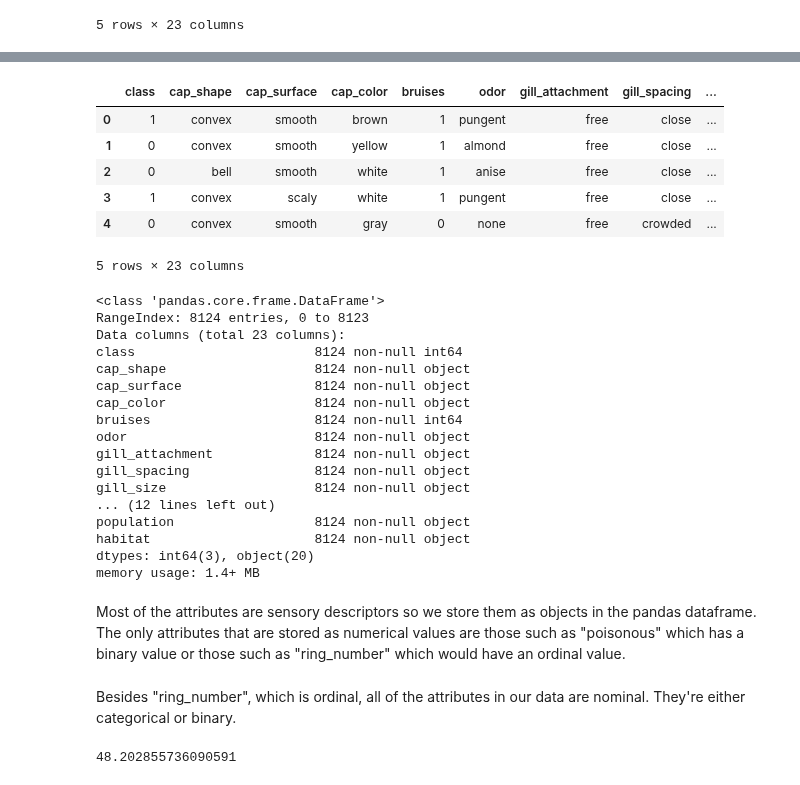
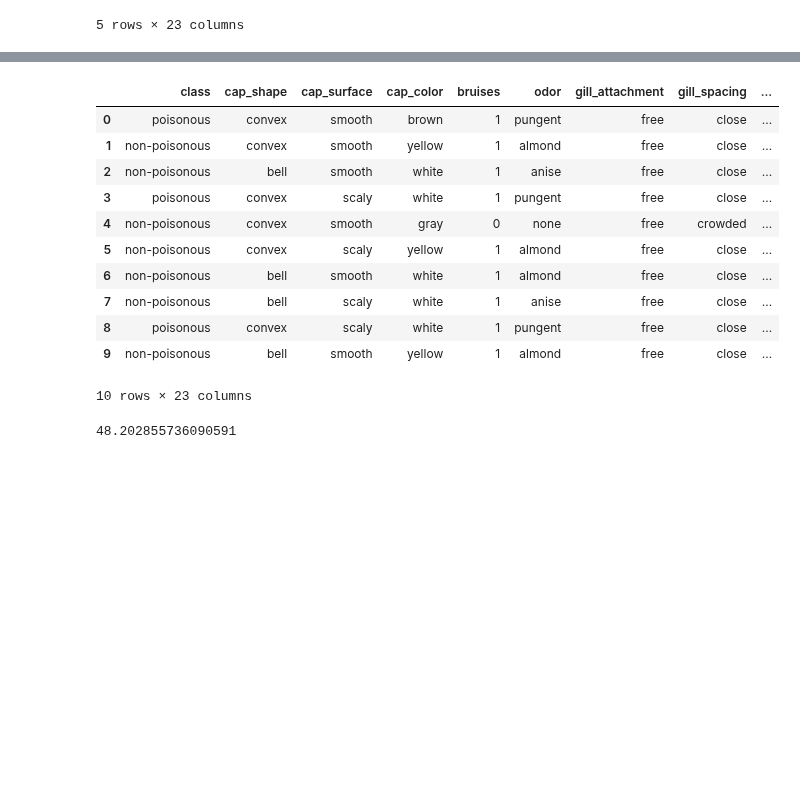
Before and after one commit to Thakugan/machine-learning-notebooks, a Jupyter notebook: 6-wide-and-deep-networks/mushroom-hunting.ipynb, the cells around one changed output, grey strips where cells are left out. Cells and saved outputs as stored; diff of their text form; code cells hidden in the pictures; blank space fills up the shorter version.

```diff
--- a/6-wide-and-deep-networks/mushroom-hunting.ipynb
+++ b/6-wide-and-deep-networks/mushroom-hunting.ipynb
@@ -79,7 +70,7 @@ for col_name, col in df.iteritems():
 
 # Replacing data values, also shows the possible values for each attribute
 df["class"].replace(to_replace=['e', 'p'],
-                     value=[0, 1], inplace=True)
+                     value=["non-poisonous", "poisonous"], inplace=True)
 
 df.cap_shape.replace(to_replace=['b', 'c', 'x', 'f', 'k', 's'],
                      value=["bell", "conical", "convex", "flat", "knobbed", "sunken"],
@@ -153,64 +144,44 @@ df.veil_type.replace(to_replace=['p', 'u'],
                      inplace=True)
 
 df.veil_color.replace(to_replace=['n', 'o', 'w', 'y'],
                      value=["brown", "orange", "white", "yellow"], inplace=True)
 
 df.ring_number.replace(to_replace=['n', 'o', 't'],
                      value=[0, 1, 2], inplace=True)
 
 df.ring_type.replace(to_replace=['c', 'e', 'f', 'l', 'n', 'p', 's', 'z'],
                      value=["cobwebby", "evanescent", "flaring", "large",
                             "none", "pendant", "sheathing", "zone"],
                      inplace=True)
 
 df.spore_print_color.replace(to_replace=['k', 'n', 'b', 'h', 'r', 'o', 'u', 'w', 'y'],
                      value=["black", "brown", "buff", "chocolate", "green",
                             "orange", "purple", "white", "yellow"],
                      inplace=True)
 
 df.population.replace(to_replace=['a', 'c', 'n', 's', 'v', 'y'],
                      value=["abundant", "clustered", "numerous", "scattered",
                             "several", "solitary"],
                      inplace=True)
 
 df.habitat.replace(to_replace=['g', 'l', 'm', 'p', 'u', 'w', 'd'],
                      value=["grasses", "leaves", "meadows", "paths", "urban",
                             "waste", "woods"],
                      inplace=True)
 
-df.head()
+df.head(10)
 # %% [output]
 |  | class | cap_shape | cap_surface | cap_color | bruises | odor | gill_attachment | gill_spacing | ... |
-| 0 | 1 | convex | smooth | brown | 1 | pungent | free | close | ... |
-| 1 | 0 | convex | smooth | yellow | 1 | almond | free | close | ... |
-| 2 | 0 | bell | smooth | white | 1 | anise | free | close | ... |
-| 3 | 1 | convex | scaly | white | 1 | pungent | free | close | ... |
-| 4 | 0 | convex | smooth | gray | 0 | none | free | crowded | ... |
+| 0 | poisonous | convex | smooth | brown | 1 | pungent | free | close | ... |
+| 1 | non-poisonous | convex | smooth | yellow | 1 | almond | free | close | ... |
+| 2 | non-poisonous | bell | smooth | white | 1 | anise | free | close | ... |
+| 3 | poisonous | convex | scaly | white | 1 | pungent | free | close | ... |
+| 4 | non-poisonous | convex | smooth | gray | 0 | none | free | crowded | ... |
+| 5 | non-poisonous | convex | scaly | yellow | 1 | almond | free | close | ... |
+| 6 | non-poisonous | bell | smooth | white | 1 | almond | free | close | ... |
+| 7 | non-poisonous | bell | scaly | white | 1 | anise | free | close | ... |
+| 8 | poisonous | convex | scaly | white | 1 | pungent | free | close | ... |
+| 9 | non-poisonous | bell | smooth | yellow | 1 | almond | free | close | ... |
-5 rows × 23 columns
+10 rows × 23 columns
-# %%
-# Show the data types
-df.info()
-# %% [output]
-<class 'pandas.core.frame.DataFrame'>
-RangeIndex: 8124 entries, 0 to 8123
-Data columns (total 23 columns):
-class                       8124 non-null int64
-cap_shape                   8124 non-null object
-cap_surface                 8124 non-null object
-cap_color                   8124 non-null object
-bruises                     8124 non-null int64
-odor                        8124 non-null object
-gill_attachment             8124 non-null object
-gill_spacing                8124 non-null object
-gill_size                   8124 non-null object
-... (12 lines left out)
-population                  8124 non-null object
-habitat                     8124 non-null object
-dtypes: int64(3), object(20)
-memory usage: 1.4+ MB
-# %% [markdown]
-Most of the attributes are sensory descriptors so we store them as objects in the pandas dataframe. The only attributes that are stored as numerical values are those such as "poisonous" which has a binary value or those such as "ring_number" which would have an ordinal value.
-# %% [markdown]
-Besides "ring_number", which is ordinal, all of the attributes in our data are nominal. They're either categorical or binary.
 # %%
 # Percentage of possibly poisonous mushrooms in the dataset
```
Also changed, not shown: parts of 15 cells of this notebook.
